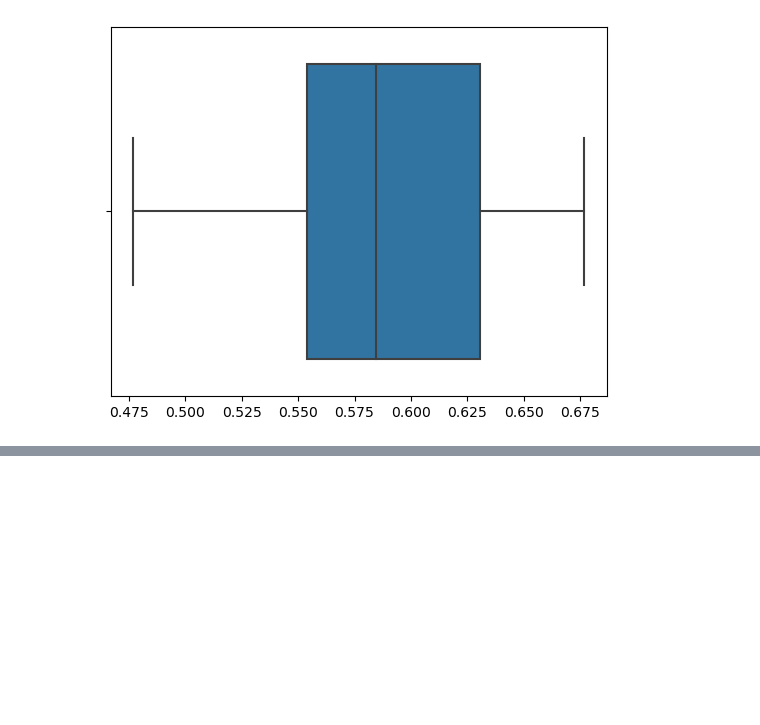
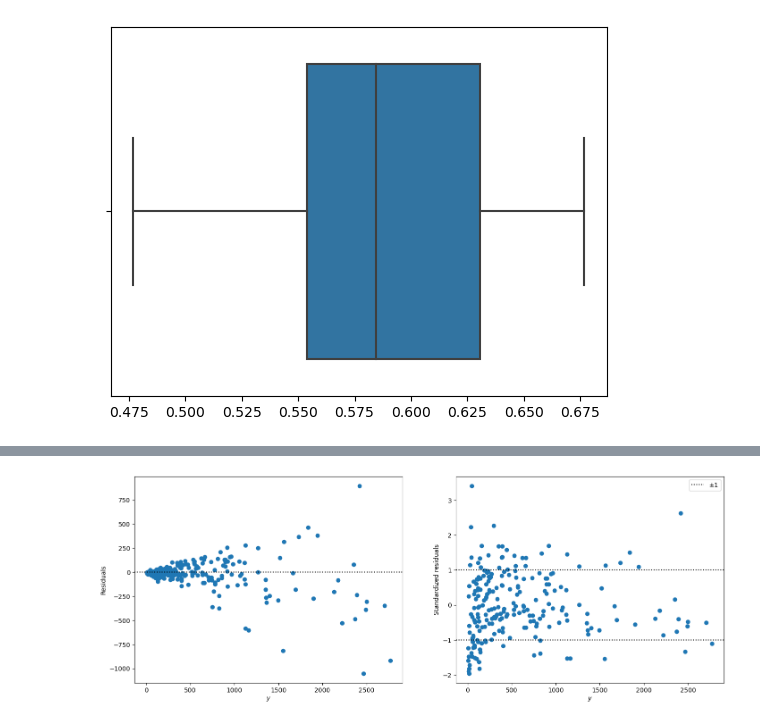
Before and after one commit to klee30810/ADP-study, a Jupyter notebook: stats/kwak/Chap 08. 로지스틱회귀분석과 포아송 회귀분석.ipynb, the cells around one changed output, grey strips where cells are left out. Cells and saved outputs as stored; diff of their text form; code cells hidden in the pictures; blank space fills up the shorter version.

```diff
--- a/stats/kwak/Chap 08. 로지스틱회귀분석과 포아송 회귀분석.ipynb
+++ b/stats/kwak/Chap 08. 로지스틱회귀분석과 포아송 회귀분석.ipynb
@@ -479,0 +588,5 @@ sns.boxplot(acc);
+# %%
+alpha = 0.05
+
+nb_model = sm.GLM(y, X.drop(columns=['eth_1', 'precinct_1', 'past.arrests']), offset=np.log(X['past.arrests']), family=sm.families.NegativeBinomial(alpha=alpha)).fit()
+nb_model.summary()
@@ -479,0 +620,15 @@ sns.boxplot(acc);
+# %%
+f, axes = plt.subplots(1, 2, figsize=(17, 6))
+axes[0].plot(y, nb_model.resid_response, 'o')
+axes[0].axhline(y=0, linestyle=':', color='black')
+axes[0].set_ylabel("Residuals")
+axes[0].set_xlabel("$y$")
+axes[1].plot(y, nb_model.resid_pearson, 'o')
+axes[1].axhline(y=-1, linestyle=':', color='black', label='$\pm 1$')
+axes[1].axhline(y=+1, linestyle=':', color='black')
+axes[1].set_ylabel("Standardized residuals")
+axes[1].set_xlabel("$y$")
+plt.legend()
+plt.show()
+# %% [output]
+[figure, added]
```
Also changed, not shown: parts of 9 cells of this notebook.
